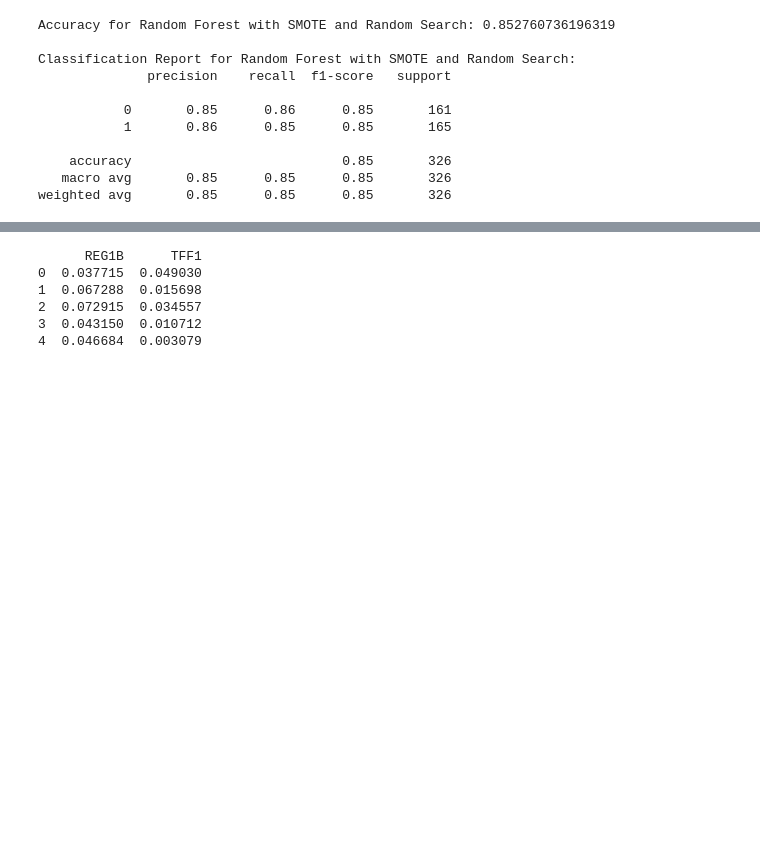
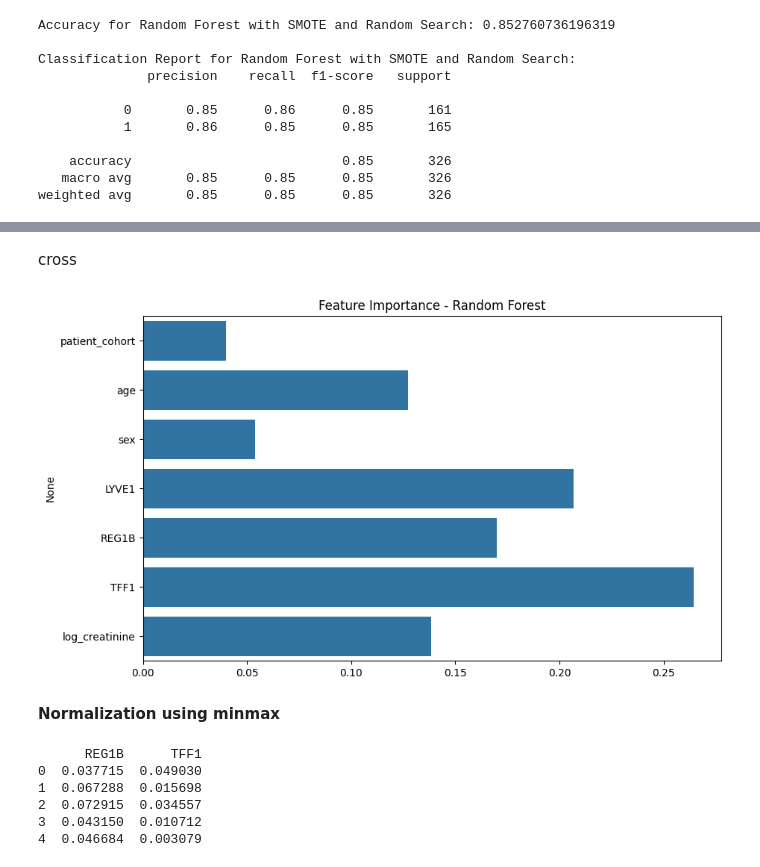
Before and after one commit to omarffkamel/mlevaulation, a Jupyter notebook: machine_learning.ipynb, the cells around one changed output, grey strips where cells are left out. Cells and saved outputs as stored; diff of their text form; code cells hidden in the pictures; blank space fills up the shorter version.

```diff
--- a/machine_learning.ipynb
+++ b/machine_learning.ipynb
@@ -399,3 +592,16 @@ weighted avg       0.85      0.85      0.85       326
+# %% [markdown]
+cross
+# %%
+importances = random_search.best_estimator_.feature_importances_
+feature_names = X_train.columns
+plt.figure(figsize=(10, 6))
+sns.barplot(x=importances, y=feature_names)
+plt.title("Feature Importance - Random Forest")
+plt.show()
+# %% [output]
+[figure, added]
+# %% [markdown]
+**Normalization using minmax**
 # %%
 from sklearn.preprocessing import MinMaxScaler
 
```
Also changed, not shown: parts of 10 cells of this notebook.
